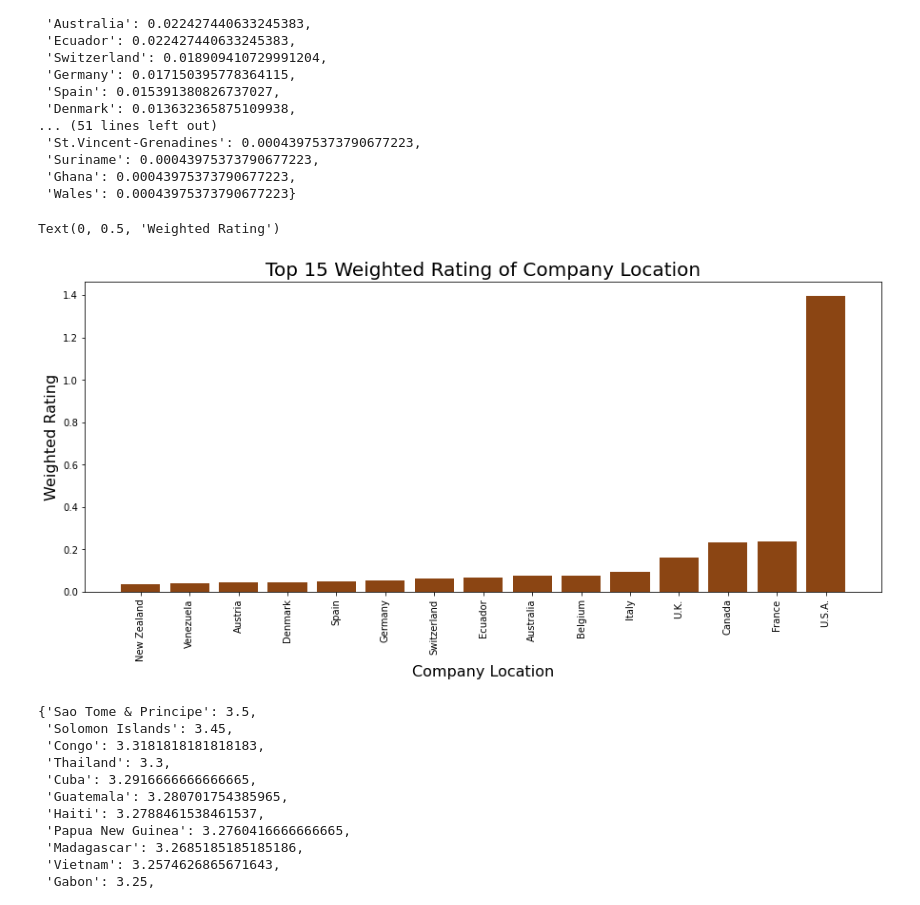
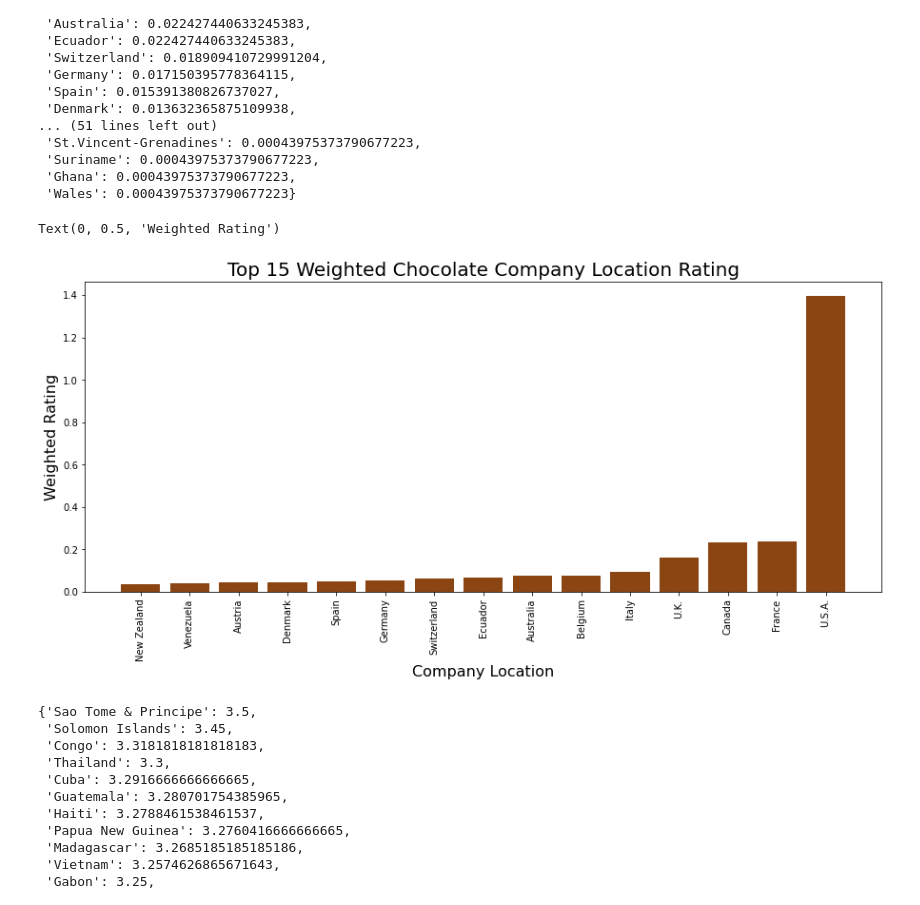
Before and after one commit to Jordantjones/Machine-Learning-Project, a Jupyter notebook: notebooks/exploratory/Qsou/First_EDA.ipynb, the cells around one changed output. Saved outputs shown, nothing was run; the diff lists cells and outputs as text; code cells hidden in the pictures.

```diff
--- a/notebooks/exploratory/Qsou/First_EDA.ipynb
+++ b/notebooks/exploratory/Qsou/First_EDA.ipynb
@@ -254,22 +254,22 @@ clcount
 # %%
 com_loc = df.company_location.unique()
 weighted_rating = []
 for company in com_loc:
     count = clcount[company]
     rating = cl[company]
     weighted_rating.append(count * rating)
 sorted_vals = sorted(list(zip(weighted_rating, com_loc)))
 x = [val[1] for val in sorted_vals]
 y = [val[0] for val in sorted_vals]
 plt.figure(figsize=(15,6))
 plt.bar(x[-15:], y[-15:], color = 'saddlebrown')
 plt.xticks(rotation=90);
-plt.title('Top 15 Weighted Rating of Company Location', fontsize=20)
+plt.title('Top 15 Weighted Chocolate Company Location Rating', fontsize=20)
 plt.xlabel('Company Location', fontsize=16)
 plt.ylabel('Weighted Rating', fontsize=16)
 # %% [output]
 Text(0, 0.5, 'Weighted Rating')
-[figure, old version]
+[figure, new version]
 # %%
 beanori = pd.DataFrame(df.groupby(['country_of_bean_origin']).mean().sort_values(by='rating', ascending=False))['rating'].to_dict()
 beanori
```
Also changed, not shown: parts of 4 cells of this notebook, 1 other file.
